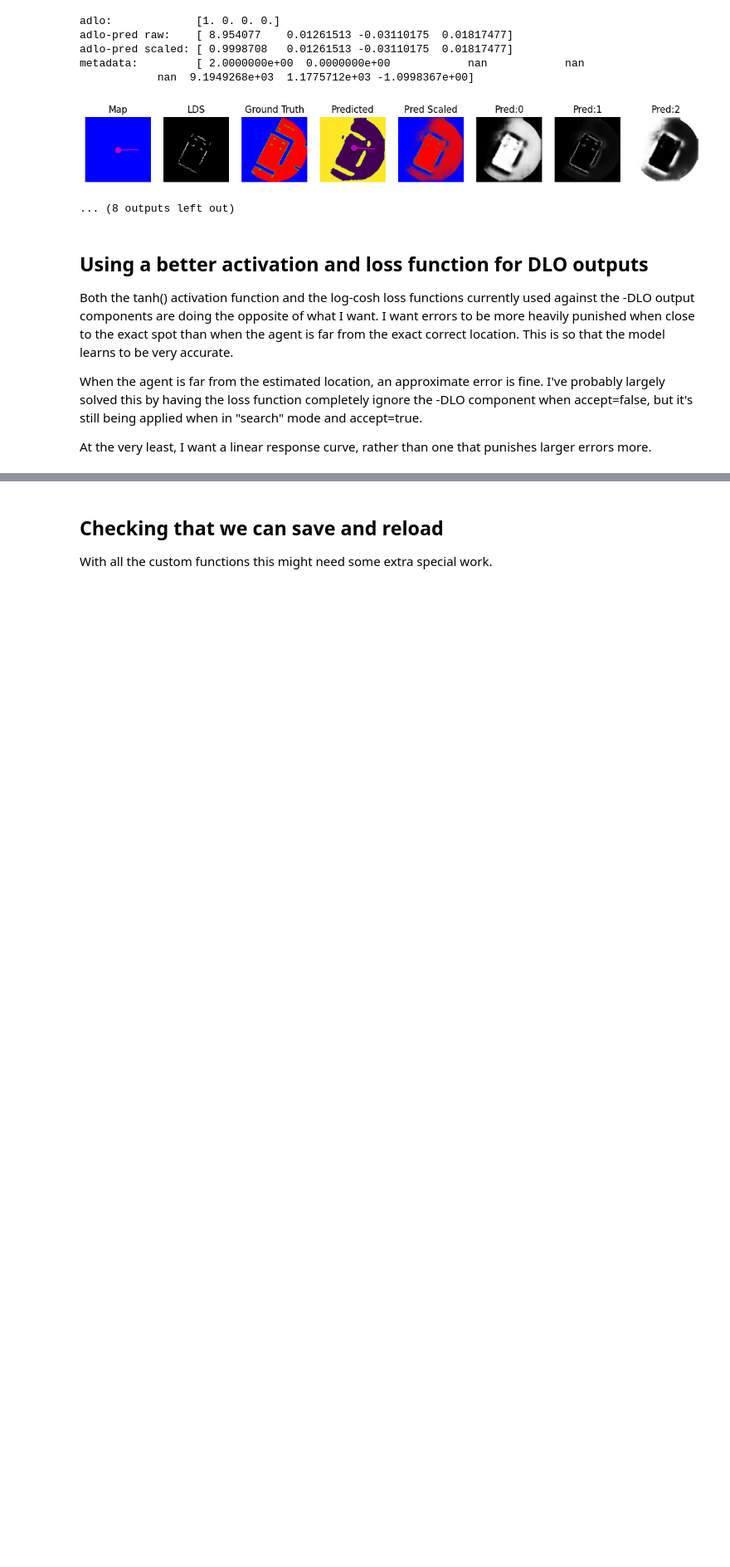
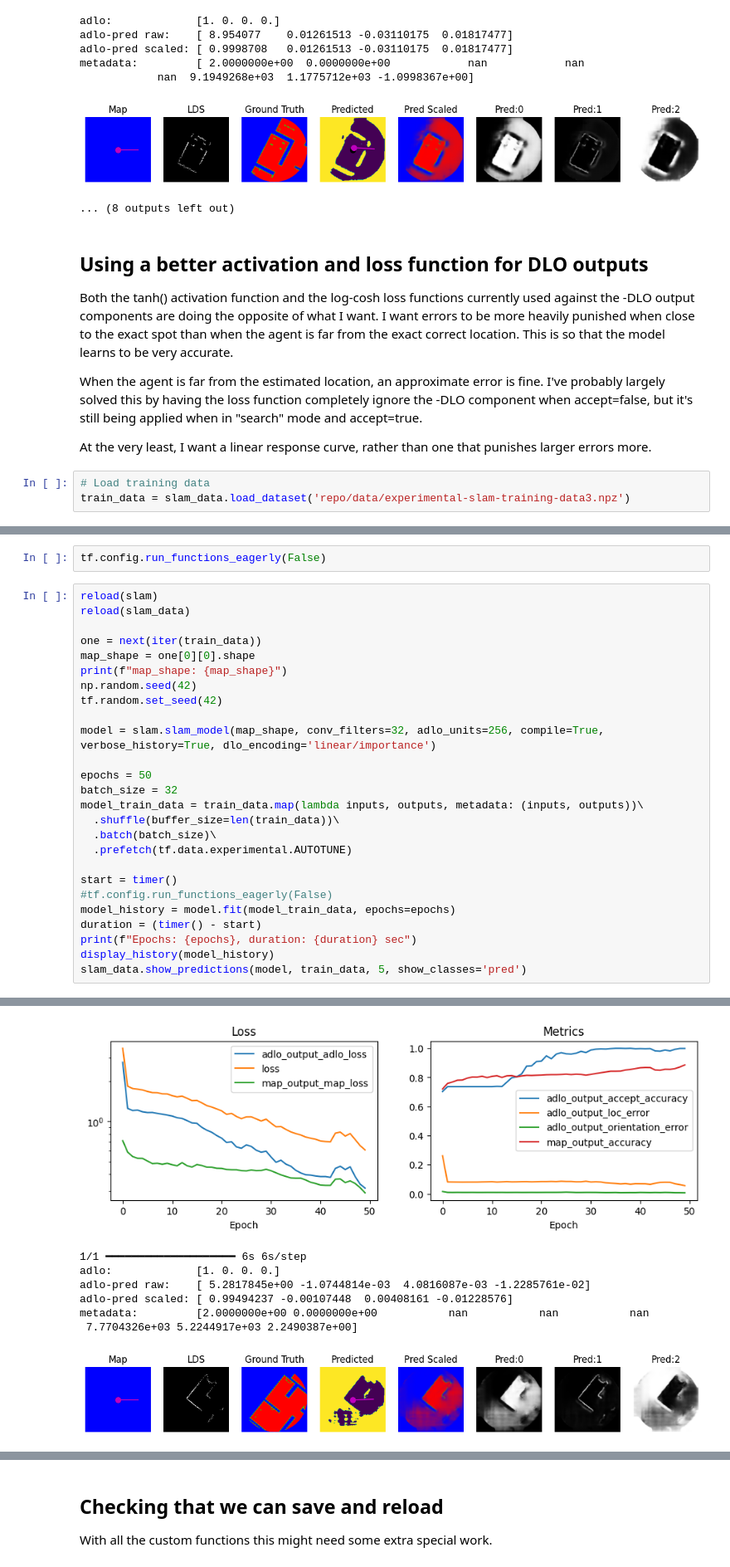
Before and after one commit to malcolmlett/robovac, a Jupyter notebook: Experiment_SLAM_3.ipynb, the cells around one changed output, grey strips where cells are left out. Shown at 83% size. Saved outputs shown, nothing was run; the diff lists cells and outputs as text; blank space fills up the shorter version.

Commit message:
Using dlo_encoding=linear/importance

```diff
--- a/Experiment_SLAM_3.ipynb
+++ b/Experiment_SLAM_3.ipynb
@@ -354,3 +329,6 @@ When the agent is far from the estimated location, an approximate error is fine.
 I've probably largely solved this by having the loss function completely ignore the -DLO component when accept=false, but it's still being applied when in "search" mode and accept=true.
 
 At the very least, I want a linear response curve, rather than one that punishes larger errors more.
+# %%
+# Load training data
+train_data = slam_data.load_dataset('repo/data/experimental-slam-training-data3.npz')
@@ -356,0 +343,29 @@ At the very least, I want a linear response curve, rather than one that punishes
+# %%
+tf.config.run_functions_eagerly(False)
+# %%
+reload(slam)
+reload(slam_data)
+
+one = next(iter(train_data))
+map_shape = one[0][0].shape
+print(f"map_shape: {map_shape}")
+np.random.seed(42)
+tf.random.set_seed(42)
+
+model = slam.slam_model(map_shape, conv_filters=32, adlo_units=256, compile=True, verbose_history=True, dlo_encoding='linear/importance')
+
+epochs = 50
+batch_size = 32
+model_train_data = train_data.map(lambda inputs, outputs, metadata: (inputs, outputs))\
+  .shuffle(buffer_size=len(train_data))\
+  .batch(batch_size)\
+  .prefetch(tf.data.experimental.AUTOTUNE)
+
+start = timer()
+#tf.config.run_functions_eagerly(False)
+model_history = model.fit(model_train_data, epochs=epochs)
+duration = (timer() - start)
+print(f"Epochs: {epochs}, duration: {duration} sec")
+display_history(model_history)
+slam_data.show_predictions(model, train_data, 5, show_classes='pred')
+# %% [output]
@@ -356,0 +389,8 @@ At the very least, I want a linear response curve, rather than one that punishes
+[figure, added]
+1/1 ━━━━━━━━━━━━━━━━━━━━ 6s 6s/step
+adlo:             [1. 0. 0. 0.]
+adlo-pred raw:    [ 5.2817845e+00 -1.0744814e-03  4.0816087e-03 -1.2285761e-02]
+adlo-pred scaled: [ 0.99494237 -0.00107448  0.00408161 -0.01228576]
+metadata:         [2.0000000e+00 0.0000000e+00           nan           nan           nan
+ 7.7704326e+03 5.2244917e+03 2.2490387e+00]
+[figure, added]
```
Also changed, not shown: parts of 5 cells of this notebook.
